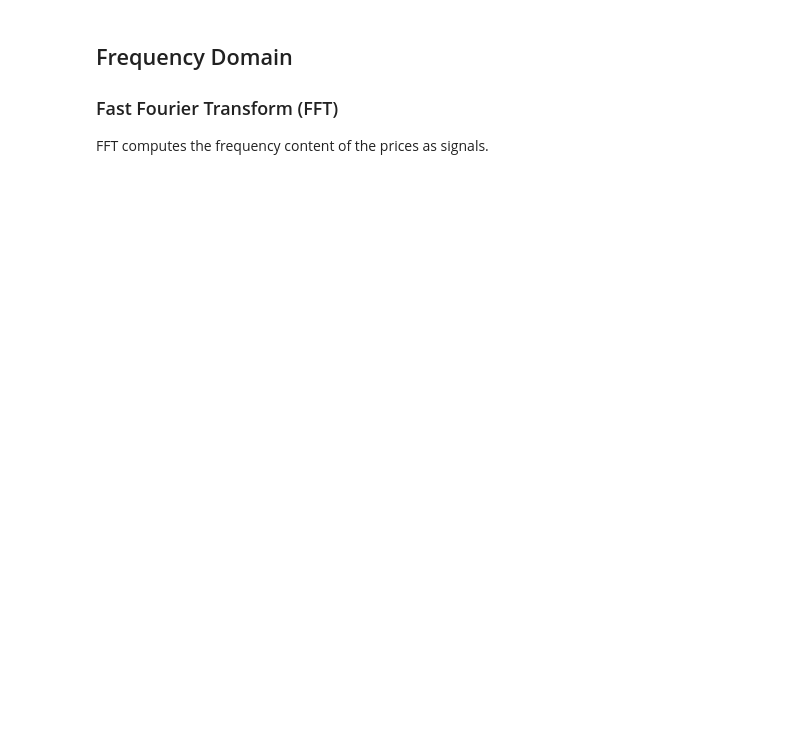
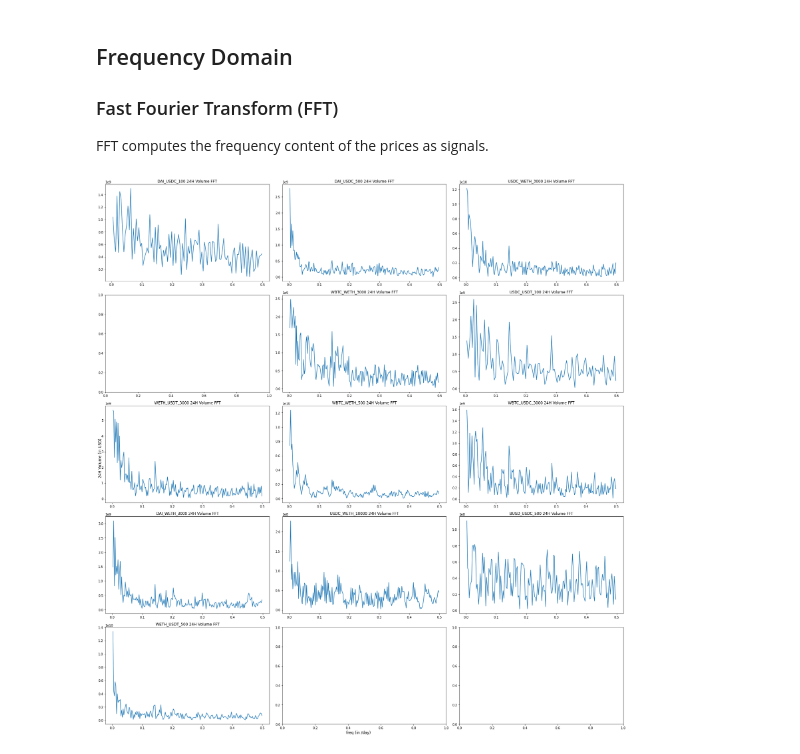
Before and after one commit to StardustLID/eth-uniswap-prelim-analysis, a Jupyter notebook: analysis/3-PoolVolumeAnalysis.ipynb, the cells around one changed output. Saved outputs shown, nothing was run; the diff lists cells and outputs as text; code cells hidden in the pictures; blank space fills up the shorter version.

```diff
--- a/analysis/3-PoolVolumeAnalysis.ipynb
+++ b/analysis/3-PoolVolumeAnalysis.ipynb
@@ -92,26 +98,31 @@ FFT computes the frequency content of the prices as signals.
 # %%
 fig = plt.figure(figsize=(PLOT_WIDTH, SUBPLOT_HEIGHT * subplots_per_col))
 axes = fig.subplots(subplots_per_col, SUBPLOTS_PER_ROW)
 
 for i, pool_name in enumerate(pool_names):
-    date_volume_df = pool_day_df[["date", pool_name + "_volumeUSD"]].dropna()
+    try:
+        date_volume_df = pool_day_df[["date", pool_name + "_volumeUSD"]].dropna()
+    except:
+        continue
     volumeUSD_series = date_volume_df[pool_name + "_volumeUSD"]
 
     # reference for zero-mean signal:
     # https://dsp.stackexchange.com/questions/46950/removing-mean-from-signal-massively-distorts-fft
     # only keep those with freq STRICTLY > 0
     f_max = math.ceil(date_volume_df.shape[0] / 2)
     Y = abs(np.fft.fft(volumeUSD_series - volumeUSD_series.mean()))[1:f_max]
     freq = np.fft.fftfreq(date_volume_df.shape[0], 1)[1:f_max]
 
     ax = axes[math.floor(i / SUBPLOTS_PER_ROW), i % SUBPLOTS_PER_ROW]
     ax.title.set_text(f"{pool_name} 24H Volume FFT")
     ax.plot(freq, Y)
 
 fig.supxlabel("freq (in /day)")
 fig.supylabel("24H Volume (in USD)")
 plt.tight_layout()
 plt.show()
+# %% [output]
+[figure, added]
 # %%
 fig = plt.figure(figsize=(PLOT_WIDTH, SUBPLOT_HEIGHT * subplots_per_col))
 axes = fig.subplots(subplots_per_col, SUBPLOTS_PER_ROW)
```
Also changed, not shown: parts of 6 cells of this notebook, 2 other files.
